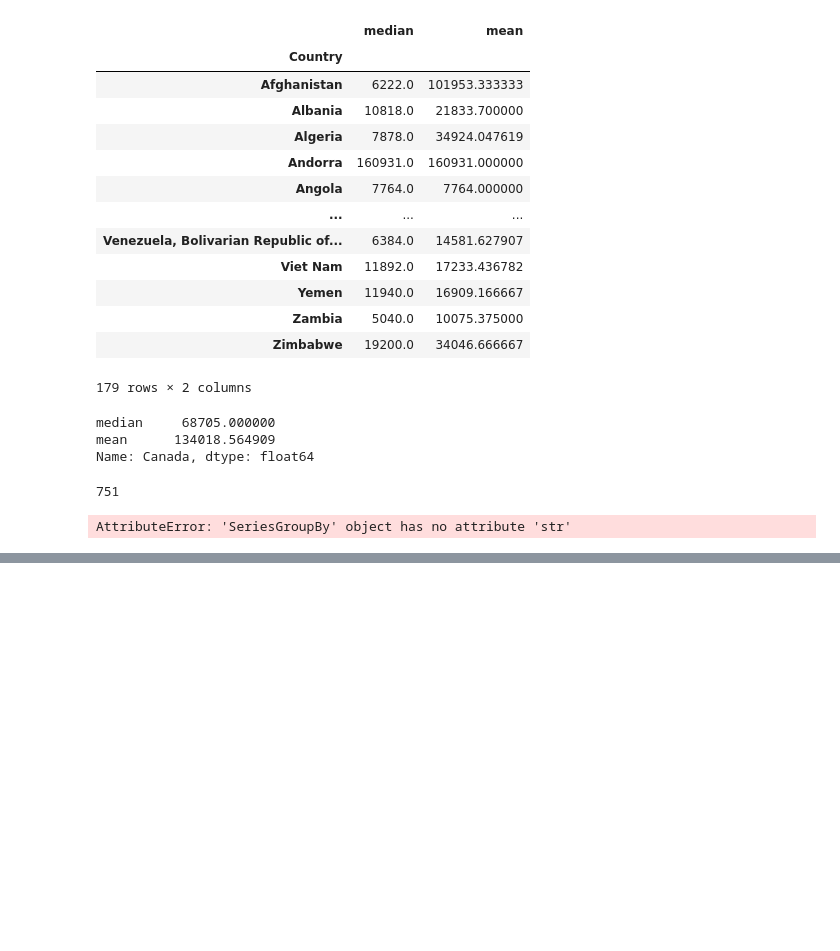
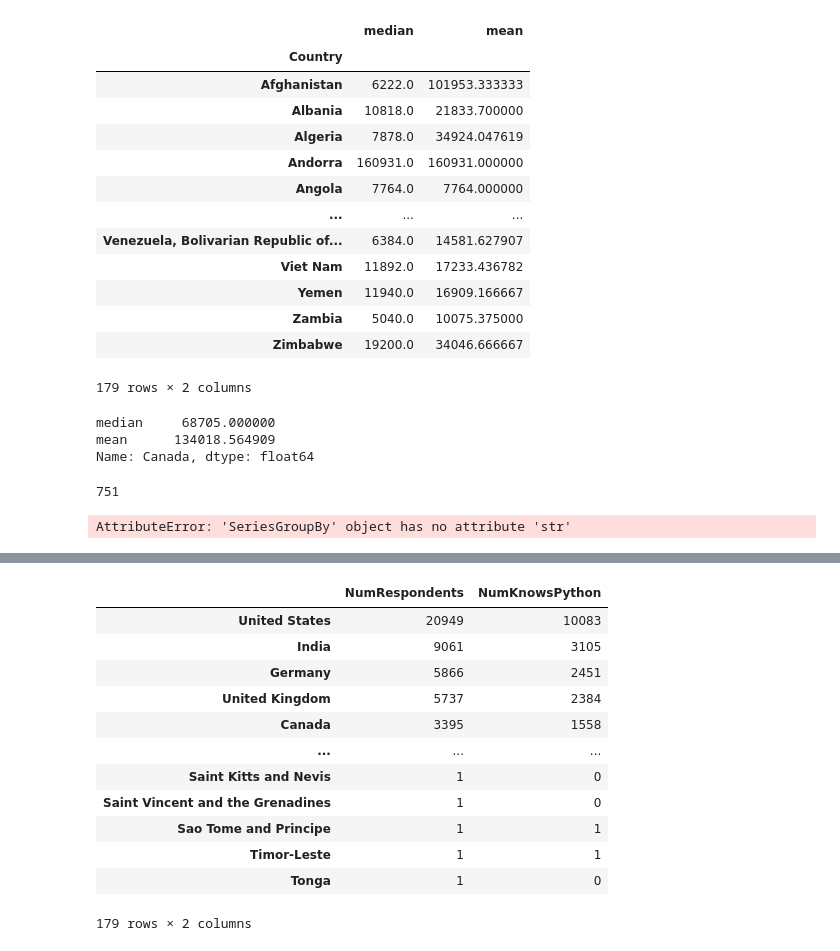
Before and after one commit to mjoze/python-_pandas, a Jupyter notebook: grouping_and_aggregating-pandas.ipynb, the cells around one changed output, grey strips where cells are left out. Cells and saved outputs as stored; diff of their text form; code cells hidden in the pictures; blank space fills up the shorter version.

```diff
--- a/grouping_and_aggregating-pandas.ipynb
+++ b/grouping_and_aggregating-pandas.ipynb
@@ -279,0 +349,16 @@ AttributeError: 'SeriesGroupBy' object has no attribute 'str'
+# %%
+python_df
+# %% [output]
+|  | NumRespondents | NumKnowsPython |
+| United States | 20949 | 10083 |
+| India | 9061 | 3105 |
+| Germany | 5866 | 2451 |
+| United Kingdom | 5737 | 2384 |
+| Canada | 3395 | 1558 |
+| ... | ... | ... |
+| Saint Kitts and Nevis | 1 | 0 |
+| Saint Vincent and the Grenadines | 1 | 0 |
+| Sao Tome and Principe | 1 | 1 |
+| Timor-Leste | 1 | 1 |
+| Tonga | 1 | 0 |
+179 rows × 2 columns
```
Also changed, not shown: parts of 11 cells of this notebook.
